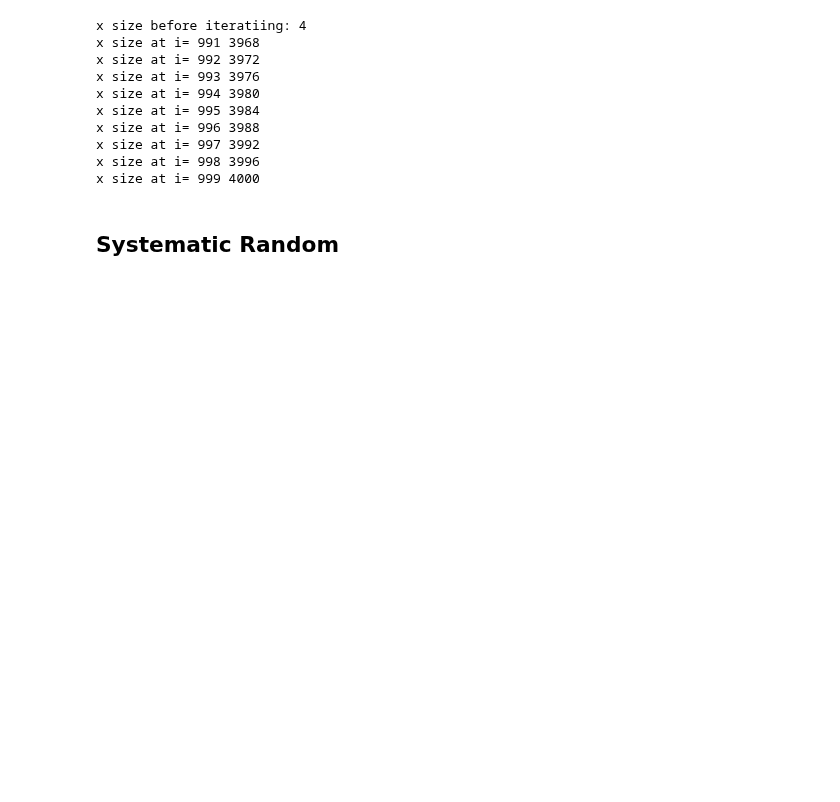
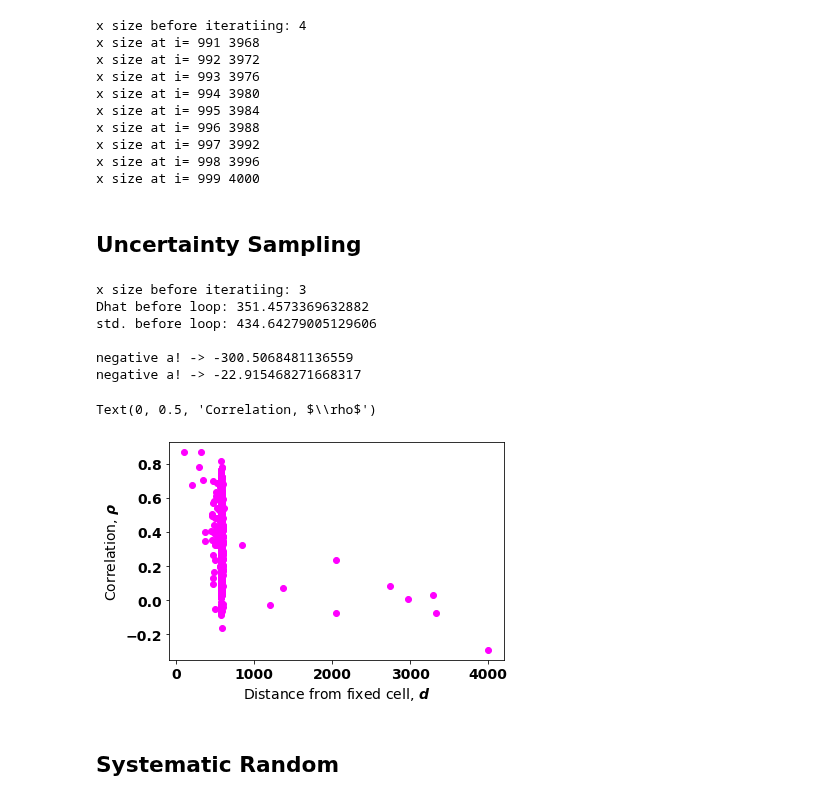
Before and after one commit to mustafa-majid-uu/curvefit_sampling, a Jupyter notebook: sampling_v3.ipynb, the cells around one changed output. Cells and saved outputs as stored; diff of their text form; code cells hidden in the pictures; blank space fills up the shorter version.

Commit message:
un. sampling

```diff
--- a/sampling_v3.ipynb
+++ b/sampling_v3.ipynb
@@ -299,6 +299,85 @@ x size at i= 996 3988
 x size at i= 997 3992
 x size at i= 998 3996
 x size at i= 999 4000
+# %% [markdown]
+<h2>Uncertainty Sampling</h2>
+# %%
+Dhat_arr_u = []
+cov_arr_u = []
+my_dict = {key: 0 for key in range(0, 4001)}
+LowerBound = 100
+UpperBound = MaxDistance#4000
+p_low = generate_value(LowerBound,e) #generate values for rho for distances 100km and 1000km using the neg. exp. model (again, with noise)
+p_upper = generate_value(UpperBound,e)
+
+xu = [LowerBound,UpperBound]
+yu = [p_low,p_upper] #store distance and rho values in lists for easy plotting
+
+q1 = (LowerBound+UpperBound)/2
+rhoq1 = generate_value(q1,e)
+
+xu.append(q1)
+yu.append(rhoq1)
+
+params, covs = optimize.curve_fit(cordist, xdata = xu, ydata = yu, p0=rp0) #fit the curve onto the 2 data points and get D-hat and covariance estimates
+
+
+Dhat_arr_u.append(params[0]) #new estimate of correlation distance, D-hat
+cov_arr_u.append(sqrt(covs[0][0]))
+print("x size before iteratiing:",len(xu))
+i_arr_u = [0]  #used as x axis to plot iteration number. the loop will start from iteration no. 1(not 0) and the list will be updated each time.
+print("Dhat before loop:",Dhat_arr_u[0])
+print("std. before loop:",cov_arr_u[0])
+#d = - (a*b*log(a/b)) / (log(2)*(b-a))
+print()
+
+for i in range(1,iterations):
+    i_arr_u.append(i+1) #update every iteration
+
+    for j in range(2,6):
+        #print("Dhat:",Dhat_arr_u[i-1])
+        #print("std:",cov_arr_u[i-1])
+        sf = (j+1)/2
+        #print("scalefactor",sf)
+        b =  Dhat_arr_u[i-1] + sf * cov_arr_u[i-1] #the two interval bounds
+        a =  Dhat_arr_u[i-1] - sf * cov_arr_u[i-1]
+
+        #if a is negative, take 4 random points and move to next iteration of loop to prevent NaN error
+        if a < 0:
+            print("negative a! ->",a)
+            for k in range(0,4):
+                d = np.random.uniform(LowerBound,UpperBound)
+                rhod = generate_value(d,e)
+                xu.append(d)
+                yu.append(rhod)
+            break
+
+        d = - (a*b*np.log(a/b)) / (np.log(2)*(b-a)) #get the max. distance between the curves; natural log by default for numpy
+        rhod = generate_value(d,e)
+        xu.append(d)
+        yu.append(rhod)
+        #print("interval:",a,b)
+        #print("d:",d )
+
+    params, covs = optimize.curve_fit(cordist, xdata = xu, ydata = yu, p0=rp0) #fit the curve onto the 2 data points and get D-hat and covariance estimates
+    Dhat_arr_u.append(params[0]) #new estimate of correlation distance, D-hat
+    cov_arr_u.append(sqrt(covs[0][0]))
+    #print()
+
+
+plt.figure(688)
+plt.scatter(xu,yu,c='magenta',label='yu')
+plt.xlabel("Distance from fixed cell, $d$")
+plt.ylabel(r'Correlation, $\rho$')
+# %% [output]
+x size before iteratiing: 3
+Dhat before loop: 351.4573369632882
+std. before loop: 434.64279005129606
+
+negative a! -> -300.5068481136559
+negative a! -> -22.915468271668317
+Text(0, 0.5, 'Correlation, $\\rho$')
+[figure, added]
 # %% [markdown]
 <h2>Systematic Random</h2>
 # %%
```
Also changed, not shown: parts of 5 cells of this notebook, 1 other file.
